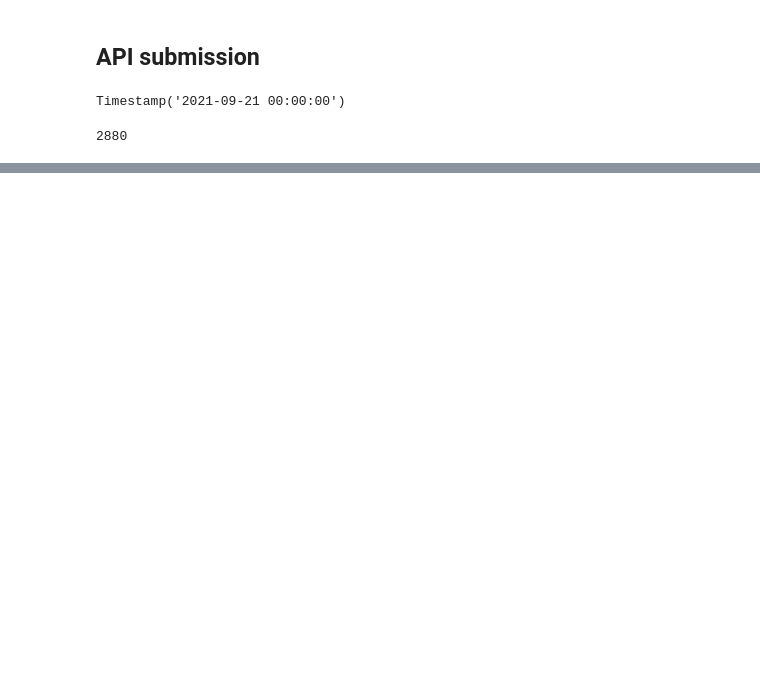
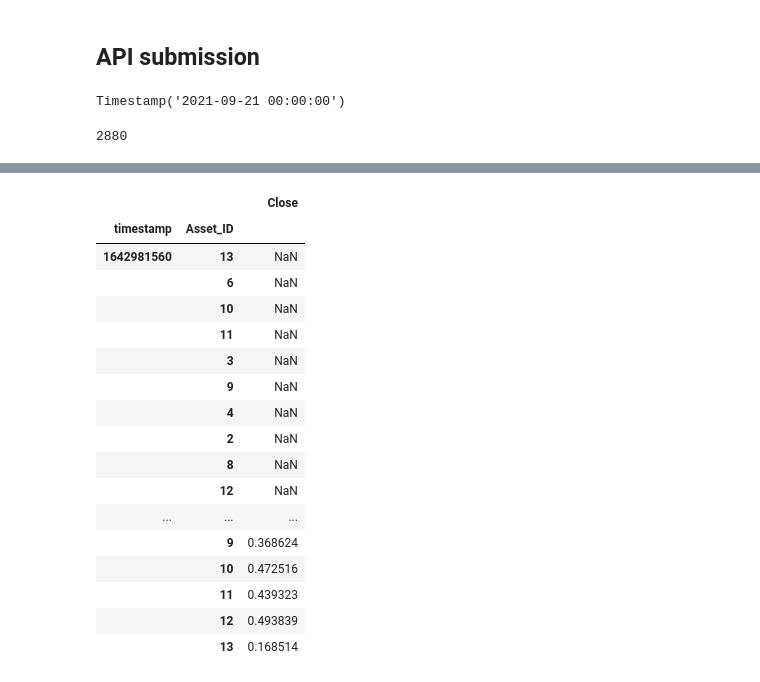
Before and after one commit to 123mitnik/Crypto_Forecasting_kaggle, a Jupyter notebook: crypto-xgb-api.ipynb, the cells around one changed output, grey strips where cells are left out. Saved outputs shown, nothing was run; the diff lists cells and outputs as text; code cells hidden in the pictures; blank space fills up the shorter version.

```diff
--- a/crypto-xgb-api.ipynb
+++ b/crypto-xgb-api.ipynb
@@ -263,3 +296,24 @@ Submission time estimate 0:00:05.011200
+# %%
+test_lr_15
+# %% [output]
+|  |  | Close |
+| timestamp | Asset_ID |  |
+| 1642981560 | 13 | NaN |
+|  | 6 | NaN |
+|  | 10 | NaN |
+|  | 11 | NaN |
+|  | 3 | NaN |
+|  | 9 | NaN |
+|  | 4 | NaN |
+|  | 2 | NaN |
+|  | 8 | NaN |
+|  | 12 | NaN |
+| ... | ... | ... |
+|  | 9 | 0.368624 |
+|  | 10 | 0.472516 |
+|  | 11 | 0.439323 |
+|  | 12 | 0.493839 |
+|  | 13 | 0.168514 |
 # %%
 xx_test.loc[xx_test.isin([np.nan]).any(axis=1)]
 # xx_test.iloc[:,10:]
```
Also changed, not shown: parts of 10 cells of this notebook, 5 other files.
